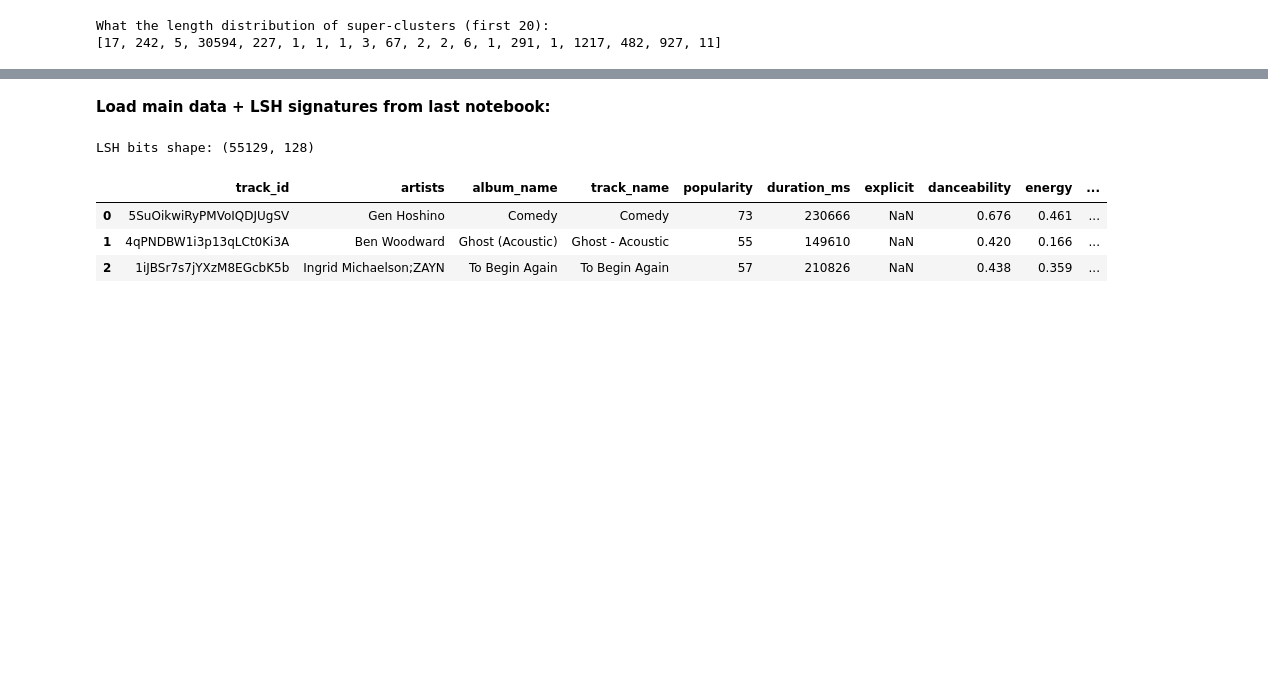
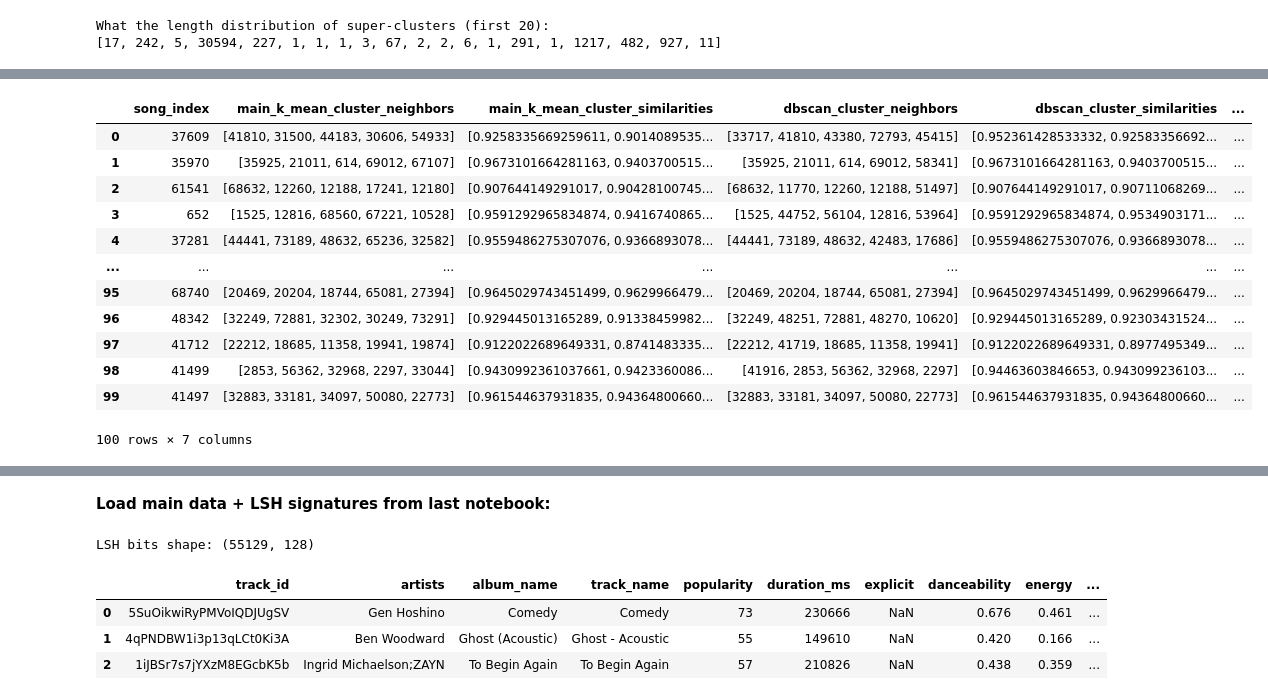
Before and after one commit to adamajane/computational-tools-for-data-science-02807-project, a Jupyter notebook: 3-recommendation-search/3.ipynb, the cells around one changed output, grey strips where cells are left out. Saved outputs shown, nothing was run; the diff lists cells and outputs as text; code cells hidden in the pictures; blank space fills up the shorter version.

```diff
--- a/3-recommendation-search/3.ipynb
+++ b/3-recommendation-search/3.ipynb
@@ -684,0 +800,17 @@ plot_clusters_pca(X, labels_global)
+# %%
+# ------------------------------------------------------------
+# Setup & Seeding
+# ------------------------------------------------------------
+RANDOM_SEED = 42
+np.random.seed(RANDOM_SEED)
+
+# Convert X to numpy array if needed
+X_mat = X.values if hasattr(X, "values") else X
+
+# ------------------------------------------------------------
+# Select 10 random indices
+# ------------------------------------------------------------
+n_items = X_mat.shape[0]
+random_indices = np.random.choice(n_items, size=sample_size, replace=False)
+
+random_indices
@@ -684,0 +859,41 @@ plot_clusters_pca(X, labels_global)
+# %%
+#Getting the results - finding the e.g. top 5 most similar songs, out of the e.g. 10 random samples
+
+results = []
+
+cluster_cols = [
+    "main_k_mean_cluster",
+    "dbscan_cluster",
+    "LSH_k_mean_cluster"
+]
+
+for song_idx in random_indices:
+    entry = {
+        "song_index": song_idx
+    }
+
+    for col in cluster_cols:
+        top_idx, sims = top_k_similar_in_cluster(song_idx, df_main[col], n_most_similar)
+        entry[col + "_neighbors"] = top_idx
+        entry[col + "_similarities"] = sims
+
+    results.append(entry)
+
+# Convert to DataFrame for readability
+results_df = pd.DataFrame(results)
+
+results_df
+# %% [output]
+|  | song_index | main_k_mean_cluster_neighbors | main_k_mean_cluster_similarities | dbscan_cluster_neighbors | dbscan_cluster_similarities | ... |
+| 0 | 37609 | [41810, 31500, 44183, 30606, 54933] | [0.9258335669259611, 0.9014089535... | [33717, 41810, 43380, 72793, 45415] | [0.952361428533332, 0.92583356692... | ... |
+| 1 | 35970 | [35925, 21011, 614, 69012, 67107] | [0.9673101664281163, 0.9403700515... | [35925, 21011, 614, 69012, 58341] | [0.9673101664281163, 0.9403700515... | ... |
+| 2 | 61541 | [68632, 12260, 12188, 17241, 12180] | [0.907644149291017, 0.90428100745... | [68632, 11770, 12260, 12188, 51497] | [0.907644149291017, 0.90711068269... | ... |
+| 3 | 652 | [1525, 12816, 68560, 67221, 10528] | [0.9591292965834874, 0.9416740865... | [1525, 44752, 56104, 12816, 53964] | [0.9591292965834874, 0.9534903171... | ... |
+| 4 | 37281 | [44441, 73189, 48632, 65236, 32582] | [0.9559486275307076, 0.9366893078... | [44441, 73189, 48632, 42483, 17686] | [0.9559486275307076, 0.9366893078... | ... |
+| ... | ... | ... | ... | ... | ... | ... |
+| 95 | 68740 | [20469, 20204, 18744, 65081, 27394] | [0.9645029743451499, 0.9629966479... | [20469, 20204, 18744, 65081, 27394] | [0.9645029743451499, 0.9629966479... | ... |
+| 96 | 48342 | [32249, 72881, 32302, 30249, 73291] | [0.929445013165289, 0.91338459982... | [32249, 48251, 72881, 48270, 10620] | [0.929445013165289, 0.92303431524... | ... |
+| 97 | 41712 | [22212, 18685, 11358, 19941, 19874] | [0.9122022689649331, 0.8741483335... | [22212, 41719, 18685, 11358, 19941] | [0.9122022689649331, 0.8977495349... | ... |
+| 98 | 41499 | [2853, 56362, 32968, 2297, 33044] | [0.9430992361037661, 0.9423360086... | [41916, 2853, 56362, 32968, 2297] | [0.94463603846653, 0.943099236103... | ... |
+| 99 | 41497 | [32883, 33181, 34097, 50080, 22773] | [0.961544637931835, 0.94364800660... | [32883, 33181, 34097, 50080, 22773] | [0.961544637931835, 0.94364800660... | ... |
+100 rows × 7 columns
```
Also changed, not shown: parts of 28 cells of this notebook.
